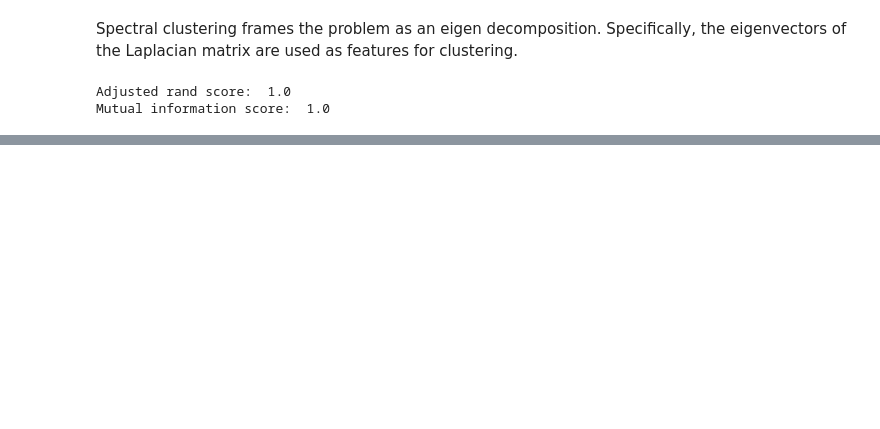
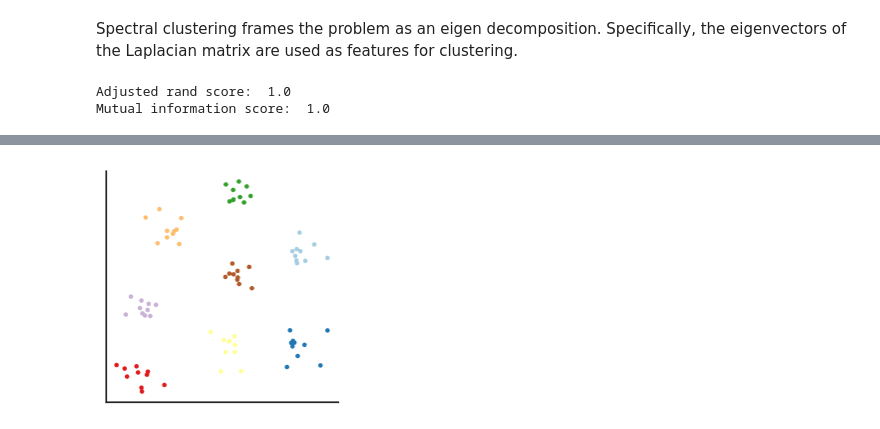
Before and after one commit to donghyunkm/cciGraphs, a Jupyter notebook: notebooks/49_simulations.ipynb, the cells around one changed output, grey strips where cells are left out. Saved outputs shown, nothing was run; the diff lists cells and outputs as text; code cells hidden in the pictures; blank space fills up the shorter version.

```diff
--- a/notebooks/49_simulations.ipynb
+++ b/notebooks/49_simulations.ipynb
@@ -131,5 +143,6 @@ for epoch in range(epochs):
         optimizer.step()
         total_loss += loss.item()
     loss = total_loss / len(loader)
-    print(f'Epoch: {epoch:02d}, Loss: {loss:.4f}', flush=True)
+    if epoch % 100 == 0:
+        print(f'Epoch: {epoch:02d}, Loss: {loss:.4f}', flush=True)
 # %% [output]
@@ -158,0 +162,31 @@ showplot(embedding=model().detach(), color=block_labels_list[0])
+# %%
+# Generate 2 more Node2vec embeddings
+
+emb_list = [embedding1]
+
+for i in range(1, 3):
+    print("Training embedding " + str(i))
+    total_loss = 0
+    model = Node2Vec(edge_index_list[i], embedding_dim=embedding_dim, walk_length=walk_length,
+        context_size=context_size, walks_per_node=walks_per_node,
+        num_negative_samples=num_negative_samples, p=p, q=q, sparse=True)
+    optimizer = torch.optim.SparseAdam(list(model.parameters()), lr=0.01)
+    loader = model.loader(batch_size=batch_size, shuffle=True)
+
+    model.train()
+    epochs = 500
+
+    for epoch in range(epochs):
+        total_loss = 0
+        for pos_rw, neg_rw in loader:
+            optimizer.zero_grad()
+            loss = model.loss(pos_rw, neg_rw)
+            loss.backward()
+            optimizer.step()
+            total_loss += loss.item()
+        loss = total_loss / len(loader)
+        if epoch % 100 == 0:
+            print(f'Epoch: {epoch:02d}, Loss: {loss:.4f}', flush=True)
+
+    embedding = model().detach()
+    emb_list.append(embedding)
@@ -158,0 +206,7 @@ showplot(embedding=model().detach(), color=block_labels_list[0])
+# %%
+combined_embedding = emb_list[0].numpy()
+for i in range(1, 3):
+    combined_embedding = np.concatenate((combined_embedding, emb_list[i].numpy()), 1)
+showplot(embedding=combined_embedding, color=[ord(c) - 97 for c in node_labels])
+# %% [output]
+[figure, added]
```
Also changed, not shown: parts of 10 cells of this notebook.
